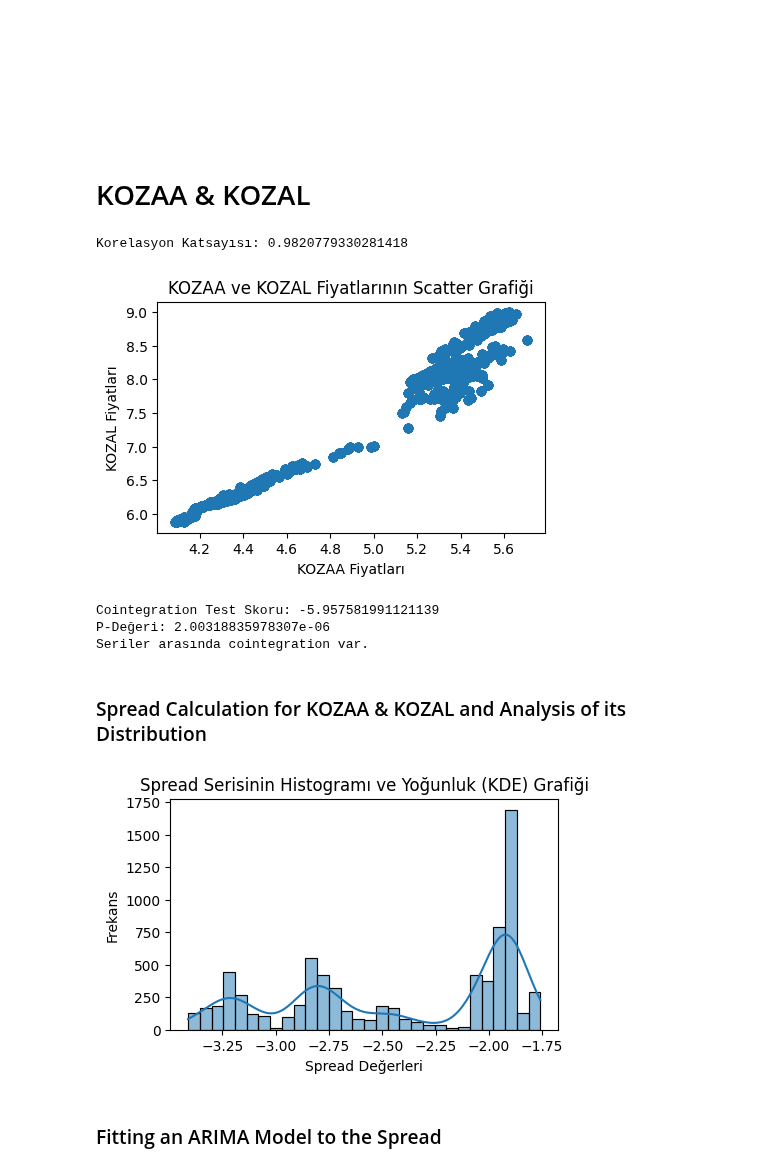
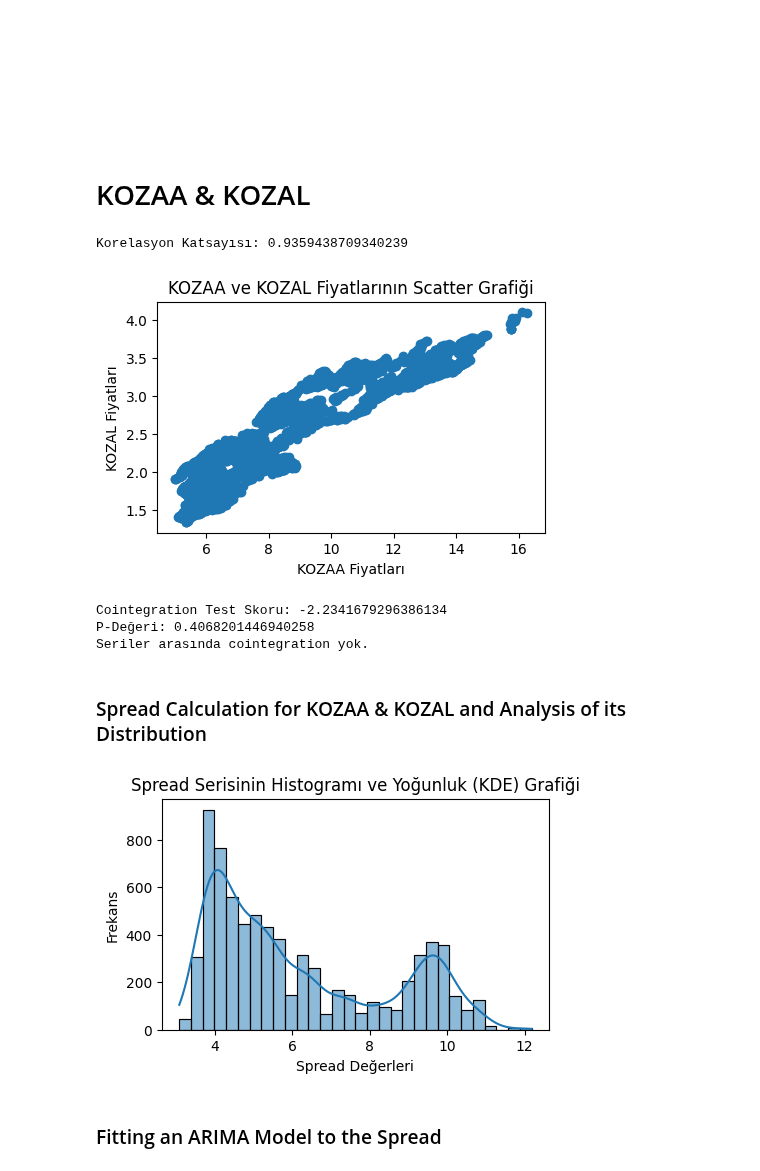
Before and after one commit to eylulranasarac/ie423-group, a Jupyter notebook: ProjectPart2/ARIMA.ipynb, the cells around one changed output. Cells and saved outputs as stored; diff of their text form; code cells hidden in the pictures.

```diff
--- a/ProjectPart2/ARIMA.ipynb
+++ b/ProjectPart2/ARIMA.ipynb
@@ -406,43 +406,45 @@ for file_path in files_2018_to_2021:
     kozal_data = data[data['short_name'] == 'KOZAL']
 
     # Concatenate the data
-    combined_data_KOZAA = pd.concat([combined_data_KOZAA, akbnk_data])
-    combined_data_KOZAL = pd.concat([combined_data_KOZAL, garan_data])
+    combined_data_KOZAA = pd.concat([combined_data_KOZAA, kozaa_data])
+    combined_data_KOZAL = pd.concat([combined_data_KOZAL, kozal_data])
 
+combined_data_KOZAA_2023 = pd.DataFrame()
+combined_data_KOZAL_2023 = pd.DataFrame()
 
 # İki hisse senedinin kapanış fiyatlarını al
 kozaa_prices = combined_data_KOZAA['price']
 kozal_prices = combined_data_KOZAL['price']
 
 # Korelasyon hesaplama
 correlation = kozaa_prices.corr(kozal_prices)
 print(f'Korelasyon Katsayısı: {correlation}')
 
 # Fiyatlar arasındaki ilişkiyi görselleştirme
 plt.figure(figsize=(5,3))
 plt.scatter(kozaa_prices, kozal_prices)
 plt.xlabel('KOZAA Fiyatları')
 plt.ylabel('KOZAL Fiyatları')
 plt.title('KOZAA ve KOZAL Fiyatlarının Scatter Grafiği')
 plt.show()
 
 # Cointegration testi
 score, p_value, _ = coint(kozaa_prices, kozal_prices)
 
 print(f'Cointegration Test Skoru: {score}')
 print(f'P-Değeri: {p_value}')
 
 # Eğer p-değeri 0.05'ten küçükse, seriler arasında cointegration olduğu kabul edilir
 if p_value < 0.05:
     print('Seriler arasında cointegration var.')
 else:
     print('Seriler arasında cointegration yok.')
 # %% [output]
-Korelasyon Katsayısı: 0.9820779330281418
+Korelasyon Katsayısı: 0.9359438709340239
-[figure, old version]
+[figure, new version]
-Cointegration Test Skoru: -5.957581991121139
-P-Değeri: 2.00318835978307e-06
-Seriler arasında cointegration var.
+Cointegration Test Skoru: -2.2341679296386134
+P-Değeri: 0.4068201446940258
+Seriler arasında cointegration yok.
 # %% [markdown]
 ### Spread Calculation for KOZAA & KOZAL and Analysis of its Distribution
 # %%
@@ -455,7 +457,7 @@ plt.xlabel('Spread Değerleri')
 plt.ylabel('Frekans')
 plt.show()
 # %% [output]
-[figure, old version]
+[figure, new version]
 # %% [markdown]
 ### Fitting an ARIMA Model to the Spread
 # %%
```
Also changed, not shown: parts of 11 cells of this notebook.
